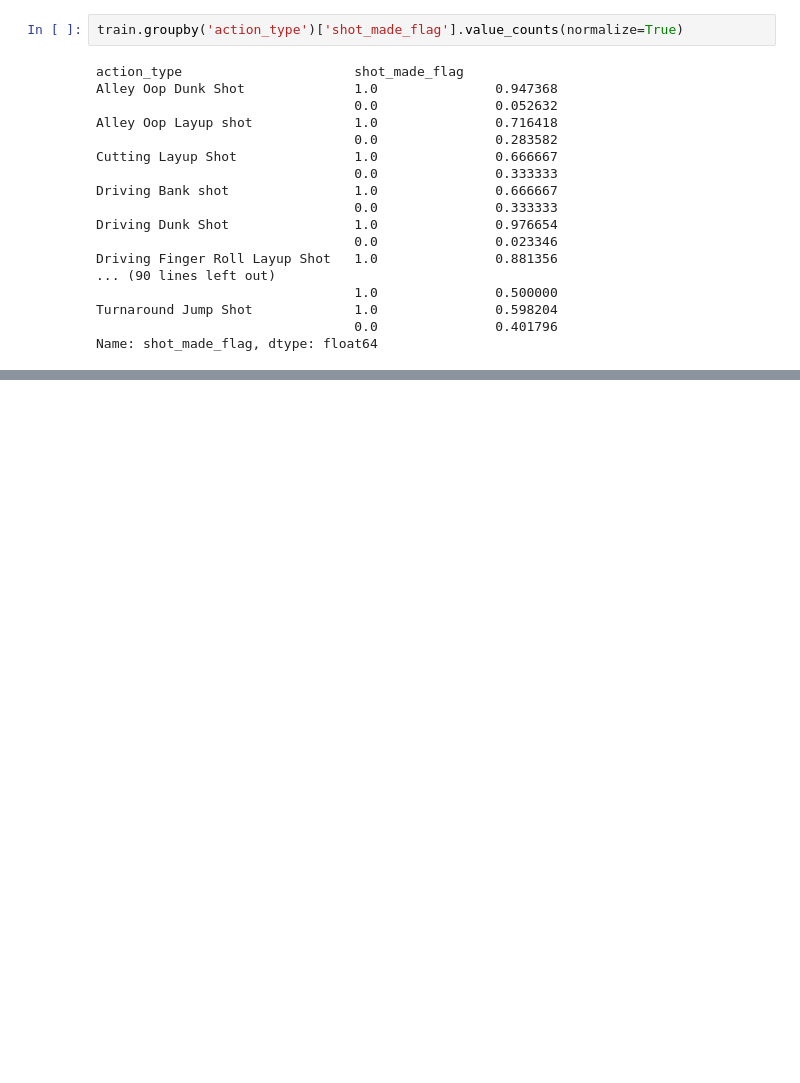
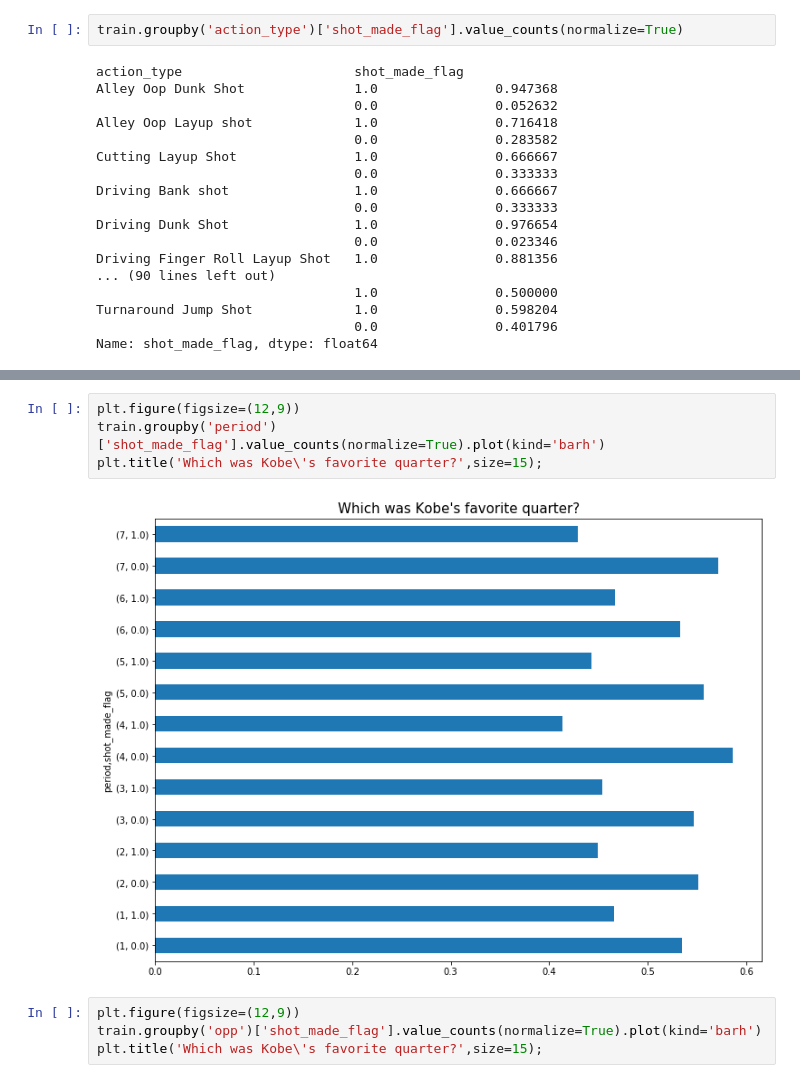
Before and after one commit to laternader/RIP24and2, a Jupyter notebook: kobe-EDA.ipynb, the cells around one changed output, grey strips where cells are left out. Cells and saved outputs as stored; diff of their text form; blank space fills up the shorter version.

```diff
--- a/kobe-EDA.ipynb
+++ b/kobe-EDA.ipynb
@@ -139,0 +146,10 @@ Name: shot_made_flag, dtype: float64
+# %%
+plt.figure(figsize=(12,9))
+train.groupby('period')['shot_made_flag'].value_counts(normalize=True).plot(kind='barh')
+plt.title('Which was Kobe\'s favorite quarter?',size=15);
+# %% [output]
+[figure, added]
+# %%
+plt.figure(figsize=(12,9))
+train.groupby('opp')['shot_made_flag'].value_counts(normalize=True).plot(kind='barh')
+plt.title('Which was Kobe\'s favorite quarter?',size=15);
```
Also changed, not shown: parts of 1 cell of this notebook.
